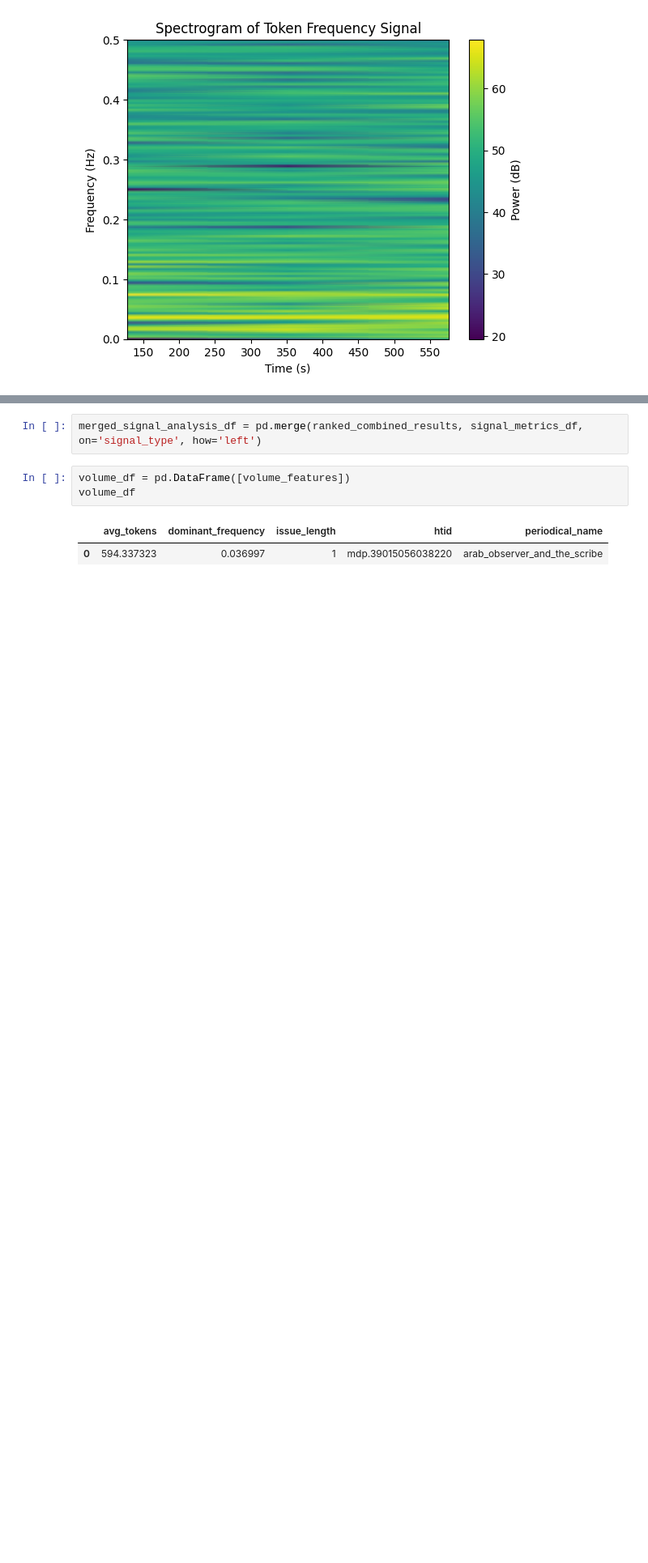
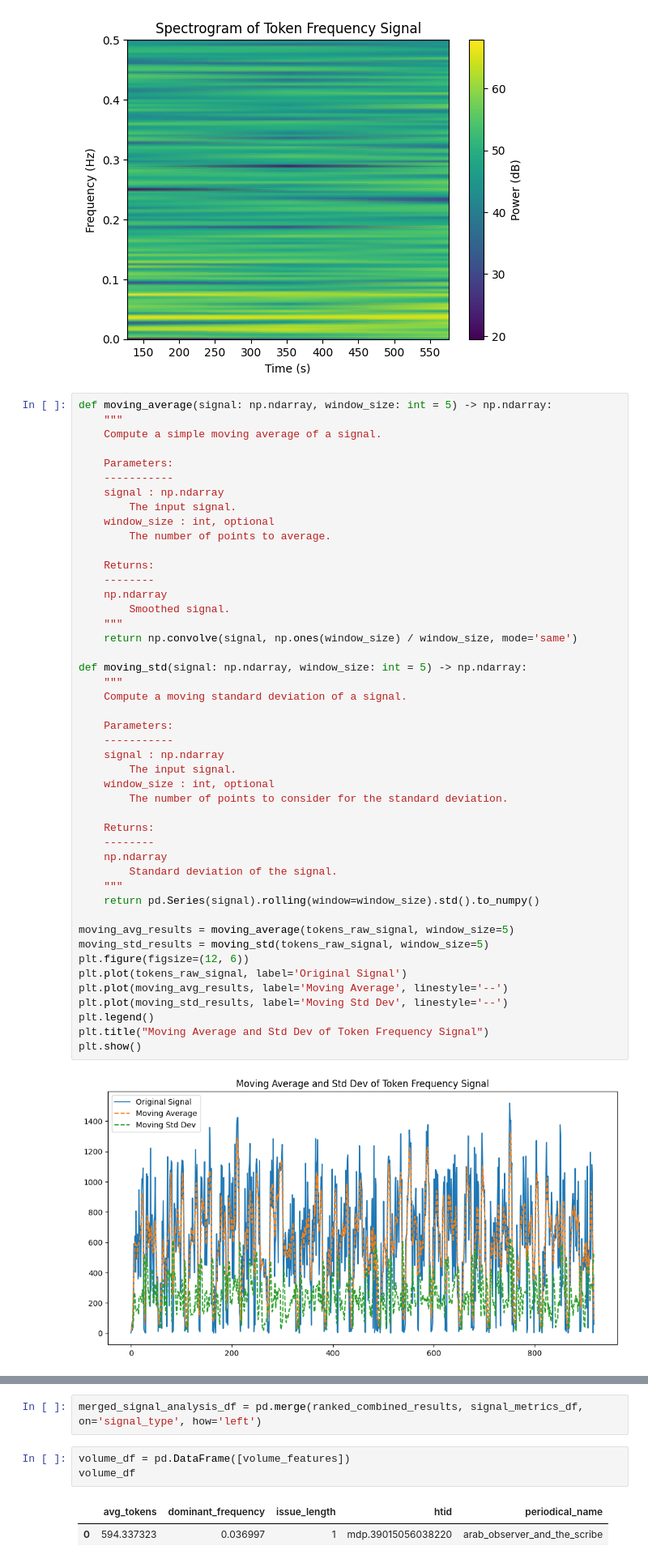
Before and after one commit to Informing-The-Third-World/periodical-wavelet-analysis, a Jupyter notebook: notebooks/IndividualWaveletEDA.ipynb, the cells around one changed output, grey strips where cells are left out. Shown at 81% size. Drawn from its saved outputs; the diff is of its cells as text; blank space fills up the shorter version.

```diff
--- a/notebooks/IndividualWaveletEDA.ipynb
+++ b/notebooks/IndividualWaveletEDA.ipynb
@@ -228,6 +228,54 @@ plt.colorbar(label='Power (dB)')
 plt.show()
 # %% [output]
 [figure]
+# %%
+def moving_average(signal: np.ndarray, window_size: int = 5) -> np.ndarray:
+	"""
+	Compute a simple moving average of a signal.
+
+	Parameters:
+	-----------
+	signal : np.ndarray
+		The input signal.
+	window_size : int, optional
+		The number of points to average.
+
+	Returns:
+	--------
+	np.ndarray
+		Smoothed signal.
+	"""
+	return np.convolve(signal, np.ones(window_size) / window_size, mode='same')
+
+def moving_std(signal: np.ndarray, window_size: int = 5) -> np.ndarray:
+	"""
+	Compute a moving standard deviation of a signal.
+
+	Parameters:
+	-----------
+	signal : np.ndarray
+		The input signal.
+	window_size : int, optional
+		The number of points to consider for the standard deviation.
+
+	Returns:
+	--------
+	np.ndarray
+		Standard deviation of the signal.
+	"""
+	return pd.Series(signal).rolling(window=window_size).std().to_numpy()
+
+moving_avg_results = moving_average(tokens_raw_signal, window_size=5)
+moving_std_results = moving_std(tokens_raw_signal, window_size=5)
+plt.figure(figsize=(12, 6))
+plt.plot(tokens_raw_signal, label='Original Signal')
+plt.plot(moving_avg_results, label='Moving Average', linestyle='--')
+plt.plot(moving_std_results, label='Moving Std Dev', linestyle='--')
+plt.legend()
+plt.title("Moving Average and Std Dev of Token Frequency Signal")
+plt.show()
+# %% [output]
+[figure, added]
 # %%
 def energy_entropy_ratio(coeffs):
 	"""
```
Also changed, not shown: 5 other files.
